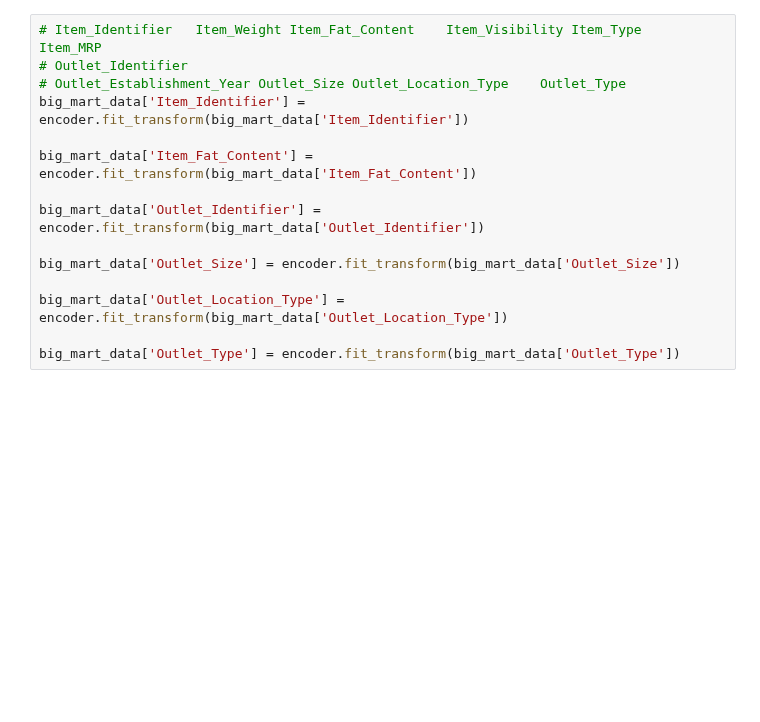
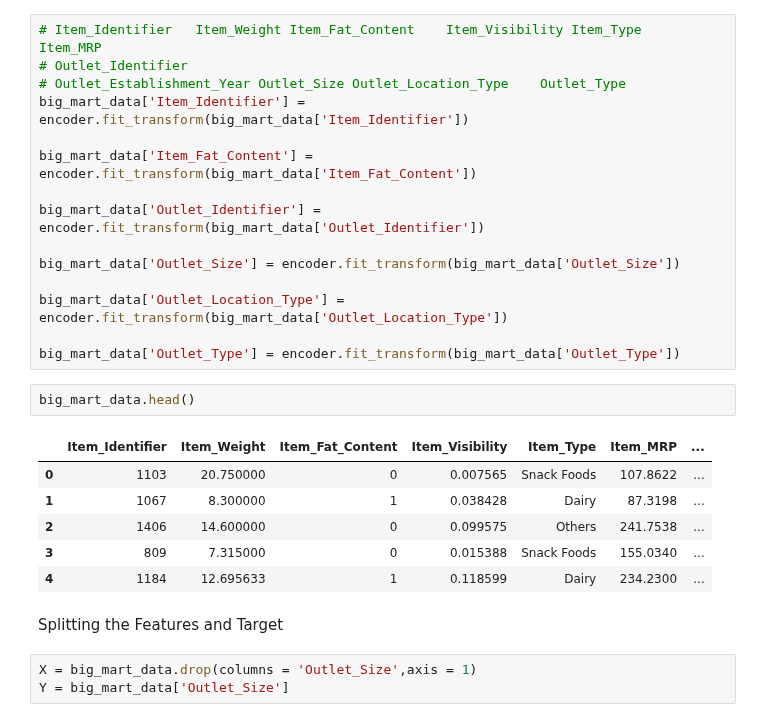
Before and after one commit to officialaryansingh/machine_learning, a Jupyter notebook: ML projects/Project_12_BIg_Mart_Sales_Prediction.ipynb, the cells around one changed output. Saved outputs shown, nothing was run; the diff lists cells and outputs as text; blank space fills up the shorter version.

```diff
--- a/ML projects/Project_12_BIg_Mart_Sales_Prediction.ipynb
+++ b/ML projects/Project_12_BIg_Mart_Sales_Prediction.ipynb
@@ -292,3 +292,17 @@ big_mart_data['Outlet_Size'] = encoder.fit_transform(big_mart_data['Outlet_Size'
 big_mart_data['Outlet_Location_Type'] = encoder.fit_transform(big_mart_data['Outlet_Location_Type'])
 
 big_mart_data['Outlet_Type'] = encoder.fit_transform(big_mart_data['Outlet_Type'])
+# %%
+big_mart_data.head()
+# %% [output]
+|  | Item_Identifier | Item_Weight | Item_Fat_Content | Item_Visibility | Item_Type | Item_MRP | ... |
+| 0 | 1103 | 20.750000 | 0 | 0.007565 | Snack Foods | 107.8622 | ... |
+| 1 | 1067 | 8.300000 | 1 | 0.038428 | Dairy | 87.3198 | ... |
+| 2 | 1406 | 14.600000 | 0 | 0.099575 | Others | 241.7538 | ... |
+| 3 | 809 | 7.315000 | 0 | 0.015388 | Snack Foods | 155.0340 | ... |
+| 4 | 1184 | 12.695633 | 1 | 0.118599 | Dairy | 234.2300 | ... |
+# %% [markdown]
+Splitting the Features and Target
+# %%
+X = big_mart_data.drop(columns = 'Outlet_Size',axis = 1)
+Y = big_mart_data['Outlet_Size']
```
Also changed, not shown: parts of 4 cells of this notebook.
